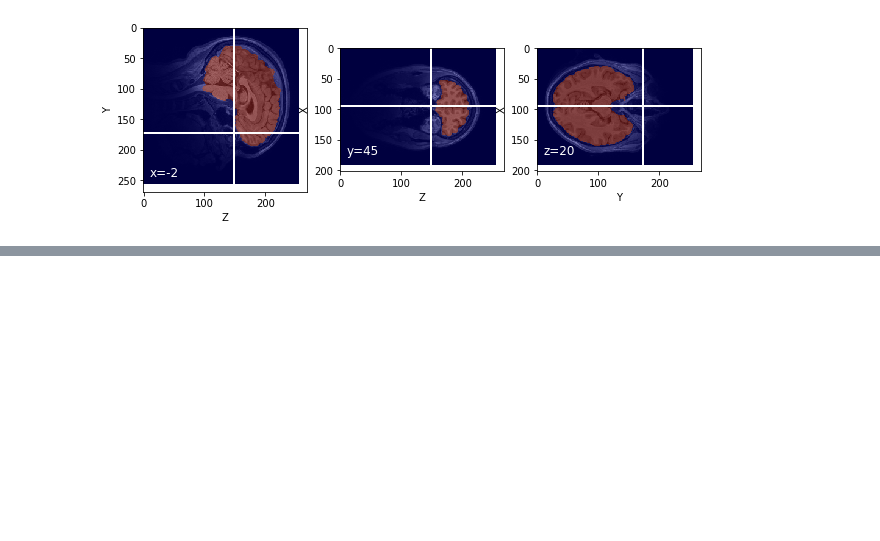
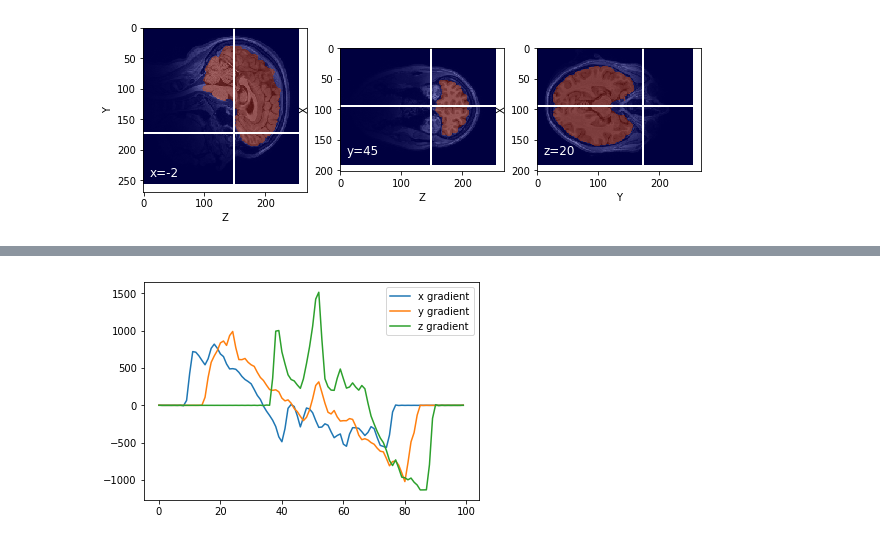
Before and after one commit to sapols/bai-book, a Jupyter notebook: content/labs/lab-image/index.ipynb, the cells around one changed output, grey strips where cells are left out. Cells and saved outputs as stored; diff of their text form; code cells hidden in the pictures; blank space fills up the shorter version.

```diff
--- a/content/labs/lab-image/index.ipynb
+++ b/content/labs/lab-image/index.ipynb
@@ -284,0 +354,25 @@ ShowLocationWithMask(data, -2, 45, 20, mask)
+# %%
+def resampledGradient(mask, interval):
+    mask_np = mask.get_fdata()
+    brain_counts_x = mask_np.sum((0,2))
+    brain_counts_y = mask_np.sum((1,2))
+    brain_counts_z = mask_np.sum((0,1))
+
+    x_resampled = signal.resample(brain_counts_x,interval)
+    y_resampled = signal.resample(brain_counts_y,interval)
+    z_resampled = signal.resample(brain_counts_z,interval)
+
+    x_gradient = np.gradient(x_resampled)#np.gradient(brain_counts_x,5)
+    y_gradient = np.gradient(y_resampled)#np.gradient(brain_counts_y,5)
+    z_gradient = np.gradient(z_resampled)#np.gradient(brain_counts_z,5)
+
+    plt.plot(x_gradient, label='x gradient')
+    plt.plot(y_gradient, label='y gradient')
+    plt.plot(z_gradient, label='z gradient')
+
+    plt.legend()
+    plt.plot()
+
+resampledGradient(mask, 100)
+# %% [output]
+[figure, added]
```
Also changed, not shown: parts of 8 cells of this notebook.
